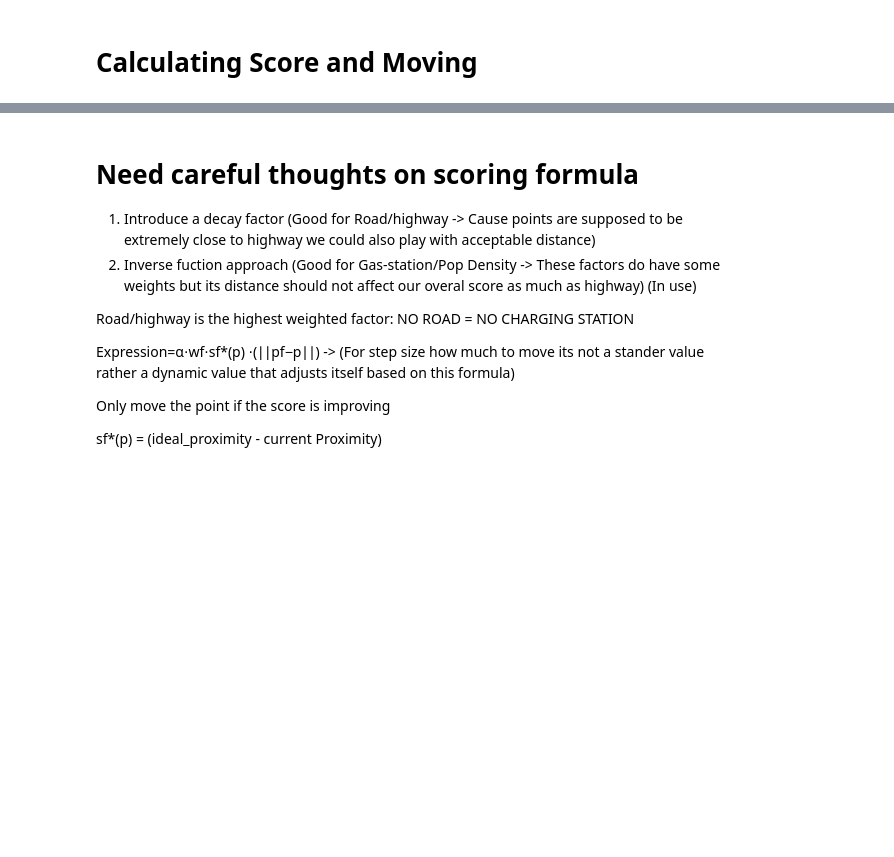
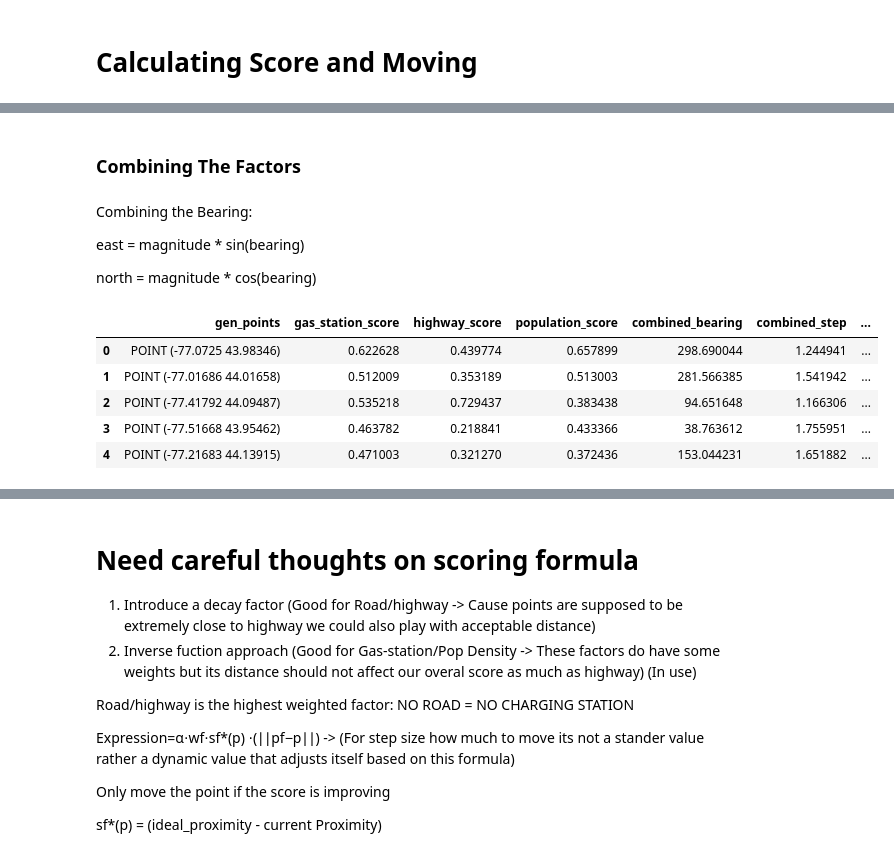
Before and after one commit to sheldonoronha/ev-charging-optimization, a Jupyter notebook: notebooks/04_vector_space_optimization.ipynb, the cells around one changed output, grey strips where cells are left out. Drawn from its saved outputs; the diff is of its cells as text; code cells hidden in the pictures; blank space fills up the shorter version.

```diff
--- a/notebooks/04_vector_space_optimization.ipynb
+++ b/notebooks/04_vector_space_optimization.ipynb
@@ -438,0 +522,8 @@ updated_point_layer.add_to(m)
+# %% [markdown]
+### Combining The Factors
+# %% [markdown]
+Combining the Bearing:
+
+east = magnitude * sin(bearing)
+
+north = magnitude * cos(bearing)
@@ -438,0 +587,16 @@ updated_point_layer.add_to(m)
+# %%
+SCORE_GDF["combined_bearing"] = combined_bearing_from_factor_dfs(FACTOR_NAME)
+SCORE_GDF["combined_step"] = gas_station_score_gdf["distance_step"] + highway_score_gdf["distance_step"] / 2
+# %%
+SCORE_GDF['updated_points'] = SCORE_GDF.apply(
+    lambda row: move_point(row.gen_points.y, row.gen_points.x, row.combined_bearing, row.combined_step),
+    axis=1
+)
+SCORE_GDF.head(5)
+# %% [output]
+|  | gen_points | gas_station_score | highway_score | population_score | combined_bearing | combined_step | ... |
+| 0 | POINT (-77.0725 43.98346) | 0.622628 | 0.439774 | 0.657899 | 298.690044 | 1.244941 | ... |
+| 1 | POINT (-77.01686 44.01658) | 0.512009 | 0.353189 | 0.513003 | 281.566385 | 1.541942 | ... |
+| 2 | POINT (-77.41792 44.09487) | 0.535218 | 0.729437 | 0.383438 | 94.651648 | 1.166306 | ... |
+| 3 | POINT (-77.51668 43.95462) | 0.463782 | 0.218841 | 0.433366 | 38.763612 | 1.755951 | ... |
+| 4 | POINT (-77.21683 44.13915) | 0.471003 | 0.321270 | 0.372436 | 153.044231 | 1.651882 | ... |
```
Also changed, not shown: parts of 25 cells of this notebook.
